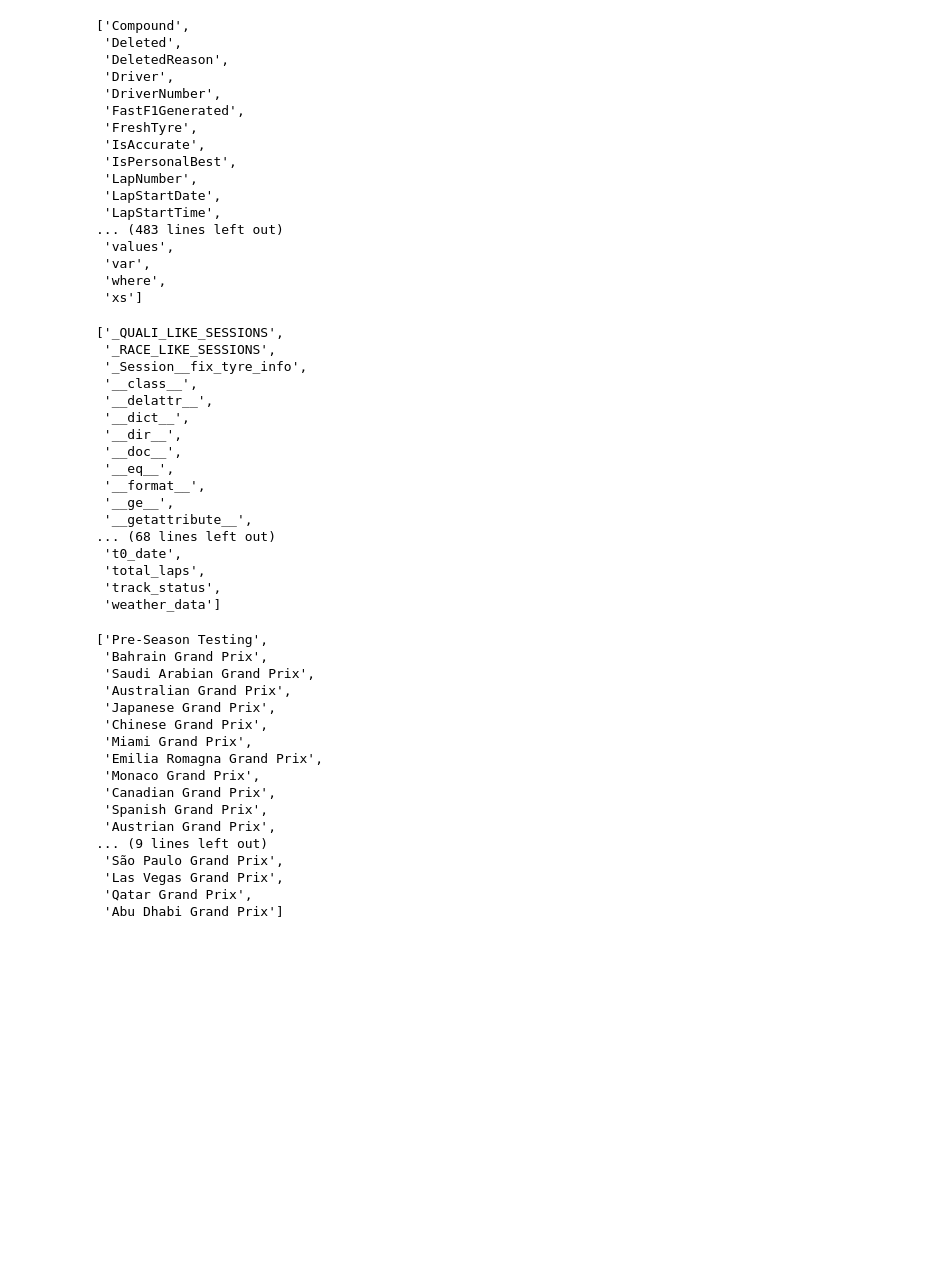
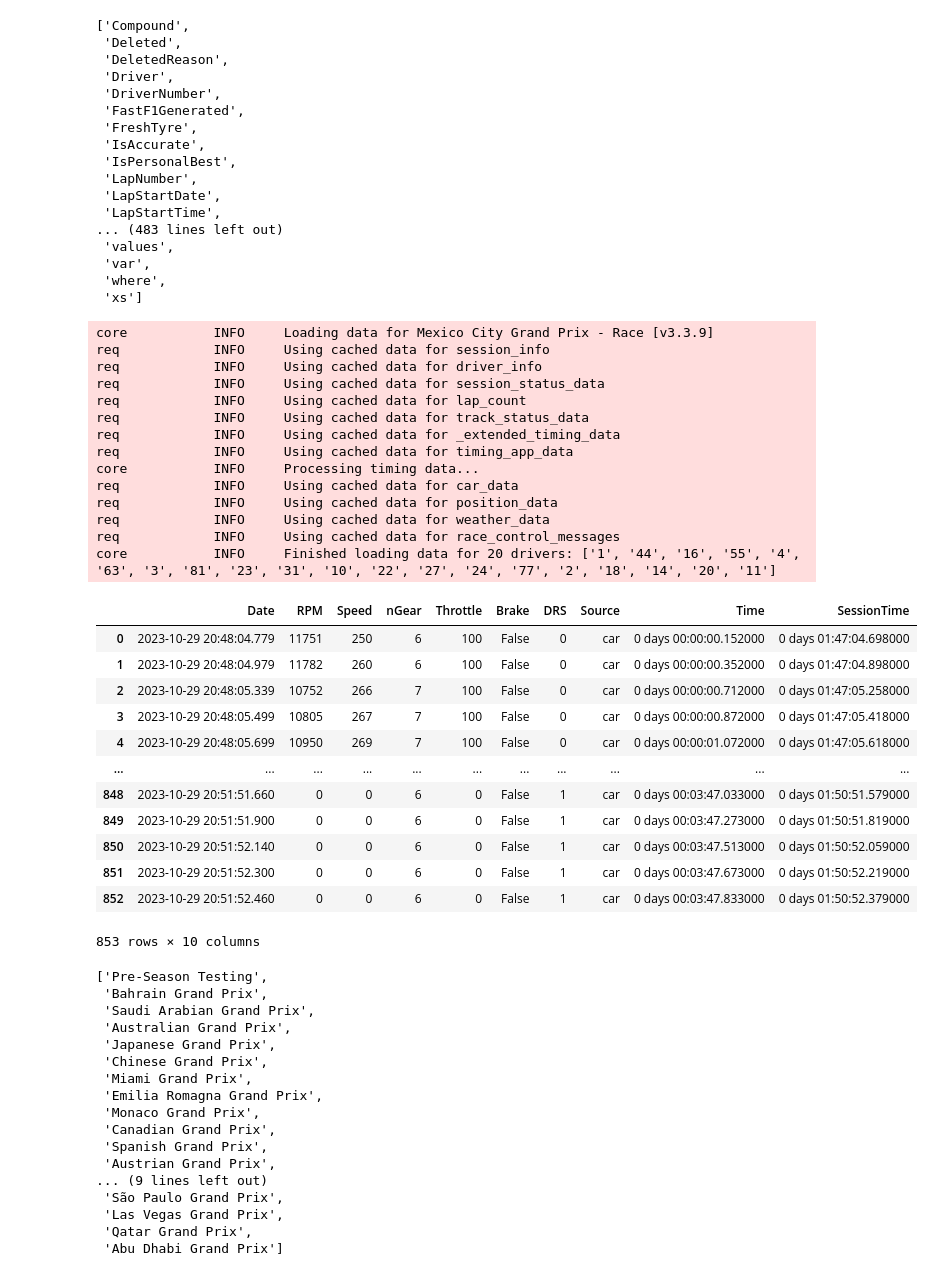
Before and after one commit to caiolacerdamt/f1-project, a Jupyter notebook: main.ipynb, the cells around one changed output. Saved outputs shown, nothing was run; the diff lists cells and outputs as text; code cells hidden in the pictures; blank space fills up the shorter version.

```diff
--- a/main.ipynb
+++ b/main.ipynb
@@ -96,26 +76,39 @@ dir(race.laps.pick_driver('HAM'))
  'var',
  'where',
  'xs']
-# %%
-dir(race)
-# %% [output]
-['_QUALI_LIKE_SESSIONS',
- '_RACE_LIKE_SESSIONS',
- '_Session__fix_tyre_info',
- '__class__',
- '__delattr__',
- '__dict__',
- '__dir__',
- '__doc__',
- '__eq__',
- '__format__',
- '__ge__',
- '__getattribute__',
-... (68 lines left out)
- 't0_date',
- 'total_laps',
- 'track_status',
- 'weather_data']
+# %%
+race = ff1.get_session(2023, "Mexico City Grand Prix", "R")
+race.load()
+
+race.laps.pick_driver("MAG").pick_lap(32).get_car_data()
+# %% [output]
+core           INFO     Loading data for Mexico City Grand Prix - Race [v3.3.9]
+req            INFO     Using cached data for session_info
+req            INFO     Using cached data for driver_info
+req            INFO     Using cached data for session_status_data
+req            INFO     Using cached data for lap_count
+req            INFO     Using cached data for track_status_data
+req            INFO     Using cached data for _extended_timing_data
+req            INFO     Using cached data for timing_app_data
+core           INFO     Processing timing data...
+req            INFO     Using cached data for car_data
+req            INFO     Using cached data for position_data
+req            INFO     Using cached data for weather_data
+req            INFO     Using cached data for race_control_messages
+core           INFO     Finished loading data for 20 drivers: ['1', '44', '16', '55', '4', '63', '3', '81', '23', '31', '10', '22', '27', '24', '77', '2', '18', '14', '20', '11']
+|  | Date | RPM | Speed | nGear | Throttle | Brake | DRS | Source | Time | SessionTime |
+| 0 | 2023-10-29 20:48:04.779 | 11751 | 250 | 6 | 100 | False | 0 | car | 0 days 00:00:00.152000 | 0 days 01:47:04.698000 |
+| 1 | 2023-10-29 20:48:04.979 | 11782 | 260 | 6 | 100 | False | 0 | car | 0 days 00:00:00.352000 | 0 days 01:47:04.898000 |
+| 2 | 2023-10-29 20:48:05.339 | 10752 | 266 | 7 | 100 | False | 0 | car | 0 days 00:00:00.712000 | 0 days 01:47:05.258000 |
+| 3 | 2023-10-29 20:48:05.499 | 10805 | 267 | 7 | 100 | False | 0 | car | 0 days 00:00:00.872000 | 0 days 01:47:05.418000 |
+| 4 | 2023-10-29 20:48:05.699 | 10950 | 269 | 7 | 100 | False | 0 | car | 0 days 00:00:01.072000 | 0 days 01:47:05.618000 |
+| ... | ... | ... | ... | ... | ... | ... | ... | ... | ... | ... |
+| 848 | 2023-10-29 20:51:51.660 | 0 | 0 | 6 | 0 | False | 1 | car | 0 days 00:03:47.033000 | 0 days 01:50:51.579000 |
+| 849 | 2023-10-29 20:51:51.900 | 0 | 0 | 6 | 0 | False | 1 | car | 0 days 00:03:47.273000 | 0 days 01:50:51.819000 |
+| 850 | 2023-10-29 20:51:52.140 | 0 | 0 | 6 | 0 | False | 1 | car | 0 days 00:03:47.513000 | 0 days 01:50:52.059000 |
+| 851 | 2023-10-29 20:51:52.300 | 0 | 0 | 6 | 0 | False | 1 | car | 0 days 00:03:47.673000 | 0 days 01:50:52.219000 |
+| 852 | 2023-10-29 20:51:52.460 | 0 | 0 | 6 | 0 | False | 1 | car | 0 days 00:03:47.833000 | 0 days 01:50:52.379000 |
+853 rows × 10 columns
 # %%
 year = 2024
 
```
Also changed, not shown: parts of 1 cell of this notebook, 1 other file.
